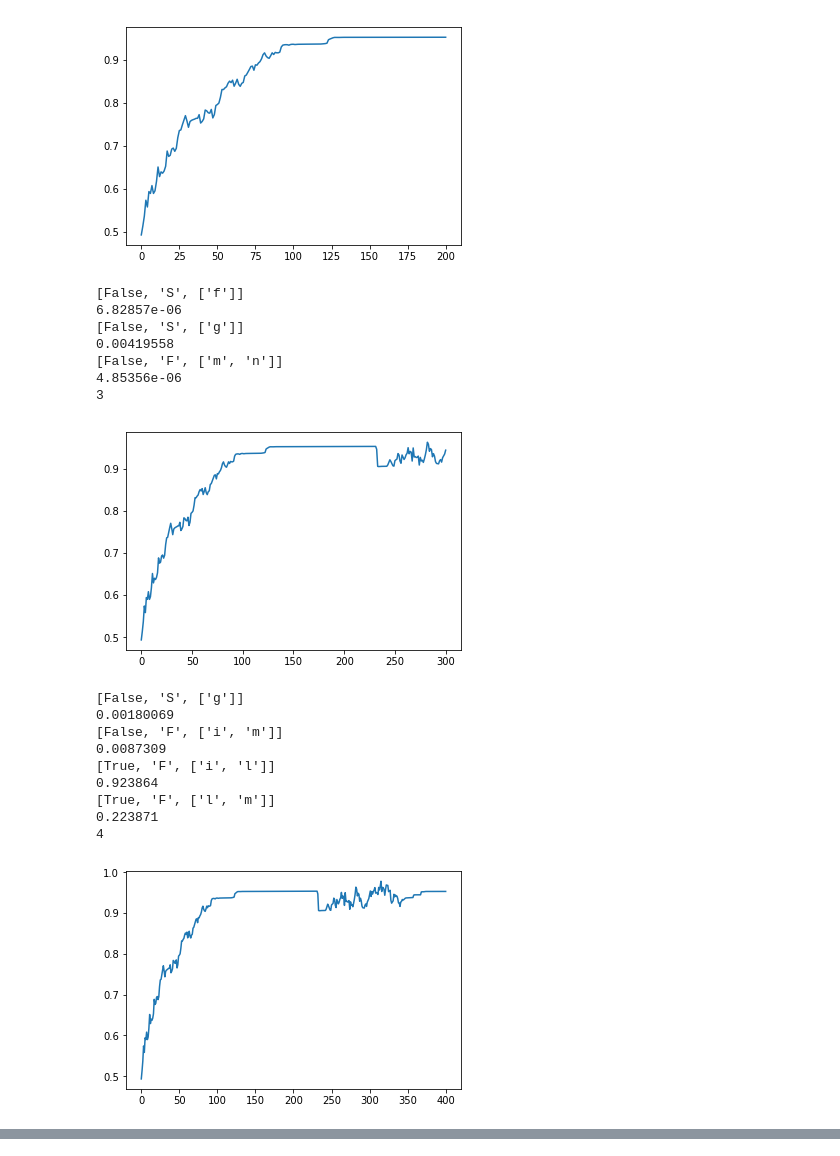
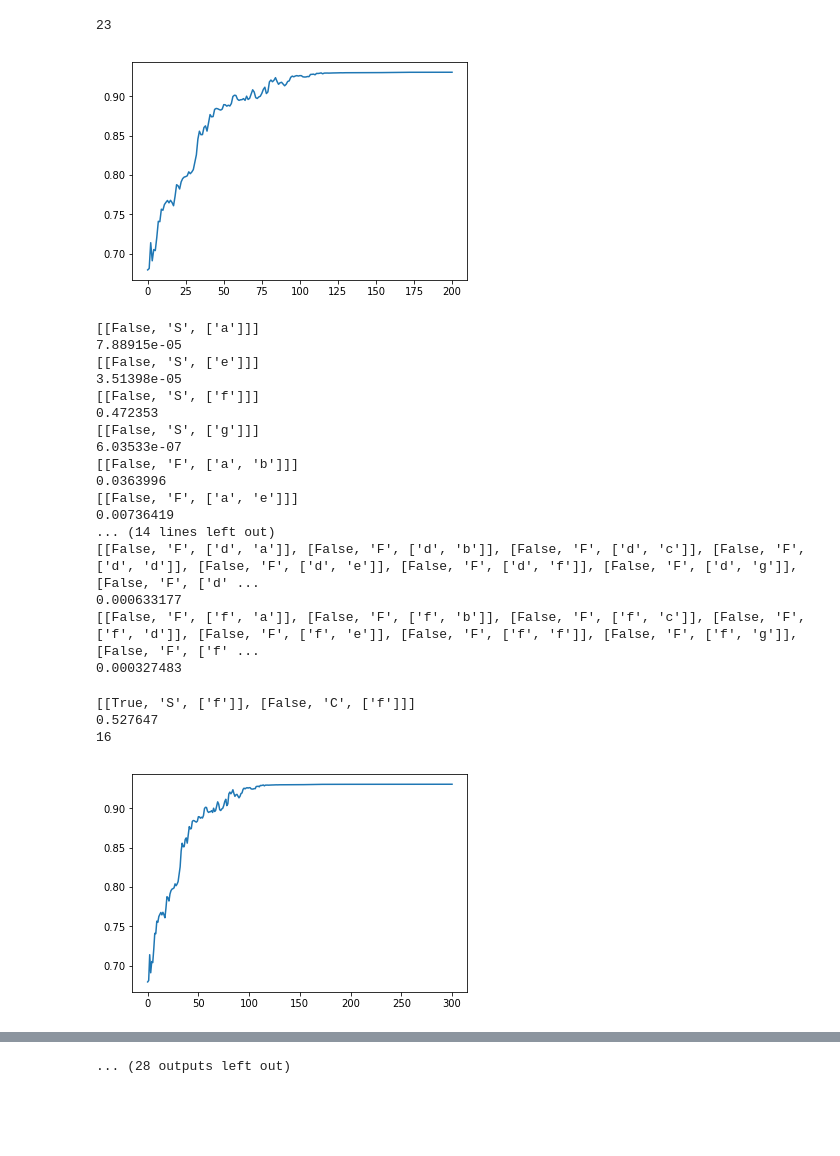
Before and after one commit to Adoni/CSE505, a Jupyter notebook: LTN/LTN.ipynb, the cells around one changed output, grey strips where cells are left out. Drawn from its saved outputs; the diff is of its cells as text; code cells hidden in the pictures; blank space fills up the shorter version.

Commit message:
add knowledge

```diff
--- a/LTN/LTN.ipynb
+++ b/LTN/LTN.ipynb
@@ -27,3 +70,26 @@ def load_facts(filename):
+# %%
+def construct_fact_from_knowledge(knowledges, constants):
+    facts=[]
+    for knowledge in knowledges:
+        clause=[knowledge[1]]
+        for c in knowledge[0]:
+            if c[0]=='all':
+                clause=construct_training(clause,variable=c[1],for_all=True, constants=constants)
+            else:
+                clause=construct_training(clause,variable=c[1],for_all=False, constants=constants)
+        facts+=clause
+    return facts
+# %%
+def show_results(facts):
+    wrong=0
+    for f in facts:
+        output=ltn.forward(clause=f)
+        if output[1].data.numpy()[0]>0.95:
+            continue
+        print(f)
+        print(output[1].data.numpy()[0])
+        wrong+=1
+    print(wrong)
 # %%
 class Constants(nn.Module):
     def __init__(self, constants,emb_dim):
@@ -71,7 +137,7 @@ class Predicate(nn.Module):
             output=1.0-output
         return output
 # %%
-class LTN2(nn.Module):
+class LTN(nn.Module):
     def __init__(self, emb_dim, constants, predicates):
         super(LTN2, self).__init__()
         self.emb_dim=emb_dim
@@ -91,8 +157,6 @@ class LTN2(nn.Module):
             predicate_results.append(output)
             if Ans is None or Ans.data.numpy()[0]<output.data.numpy()[0]:
                 Ans=output
-#         predicate_results=Variable(torch.FloatTensor(predicate_results))
-#         return predicate_results[0]
         return torch.log(Ans),Ans
     def parameters(self):
         results=list(self.Constants.parameters())
@@ -114,4 +166,12 @@ ltn.forward(clause=facts[0:1])
+# %%
+facts1=load_facts('./facts1.txt')
+facts2=load_facts('./facts2.txt')
+knowledges=load_knowledge('./knowledge.txt')
+facts3=construct_fact_from_knowledge(knowledges,constants='abcdefgh')
+facts4=construct_fact_from_knowledge(knowledges,constants='ijklmn')
+facts=facts1+facts2+facts3
 # %%
+ltn=LTN2(emb_dim,'abcdefghijklmn',[['S',1],['F',2],['C',1]])
 optimizor=torch.optim.Adam(ltn.parameters(),lr=0.1,weight_decay=0.1)
 mone=torch.FloatTensor([-1])
 errs=[]
@@ -119,7 +179,7 @@ for i in tqdm(range(2000)):
     optimizor.zero_grad()
     total_probability=0
     for f in facts:
-        log,prob=ltn.forward(clause=[f])
+        log,prob=ltn.forward(clause=f)
         prob.backward(mone)
         total_probability+=prob.data.numpy()[0]
     optimizor.step()
@@ -160,19 +244,23 @@ for i in tqdm(range(2000)):
+23
-[figure, old version]
+[figure, new version]
-[False, 'S', ['f']]
-6.82857e-06
-[False, 'S', ['g']]
-0.00419558
-[False, 'F', ['m', 'n']]
-4.85356e-06
-3
+[[False, 'S', ['a']]]
+7.88915e-05
+[[False, 'S', ['e']]]
+3.51398e-05
+[[False, 'S', ['f']]]
+0.472353
+[[False, 'S', ['g']]]
+6.03533e-07
+[[False, 'F', ['a', 'b']]]
+0.0363996
+[[False, 'F', ['a', 'e']]]
+0.00736419
+... (14 lines left out)
+[[False, 'F', ['d', 'a']], [False, 'F', ['d', 'b']], [False, 'F', ['d', 'c']], [False, 'F', ['d', 'd']], [False, 'F', ['d', 'e']], [False, 'F', ['d', 'f']], [False, 'F', ['d', 'g']], [False, 'F', ['d' ...
+0.000633177
+[[False, 'F', ['f', 'a']], [False, 'F', ['f', 'b']], [False, 'F', ['f', 'c']], [False, 'F', ['f', 'd']], [False, 'F', ['f', 'e']], [False, 'F', ['f', 'f']], [False, 'F', ['f', 'g']], [False, 'F', ['f' ...
+0.000327483
+[[True, 'S', ['f']], [False, 'C', ['f']]]
+0.527647
+16
-[figure, old version]
+[figure, new version]
-[False, 'S', ['g']]
-0.00180069
-[False, 'F', ['i', 'm']]
-0.0087309
-[True, 'F', ['i', 'l']]
-0.923864
-[True, 'F', ['l', 'm']]
-0.223871
-4
-[figure, removed]
@@ -193,0 +287 @@ for i in tqdm(range(2000)):
+... (28 outputs left out)
```
Also changed, not shown: parts of 19 cells of this notebook, 3 other files.
